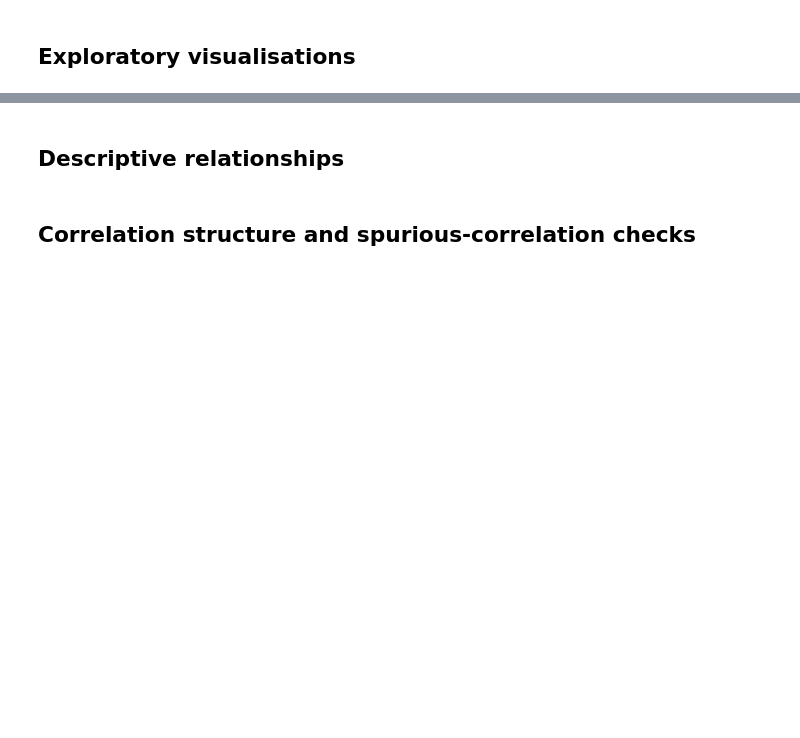
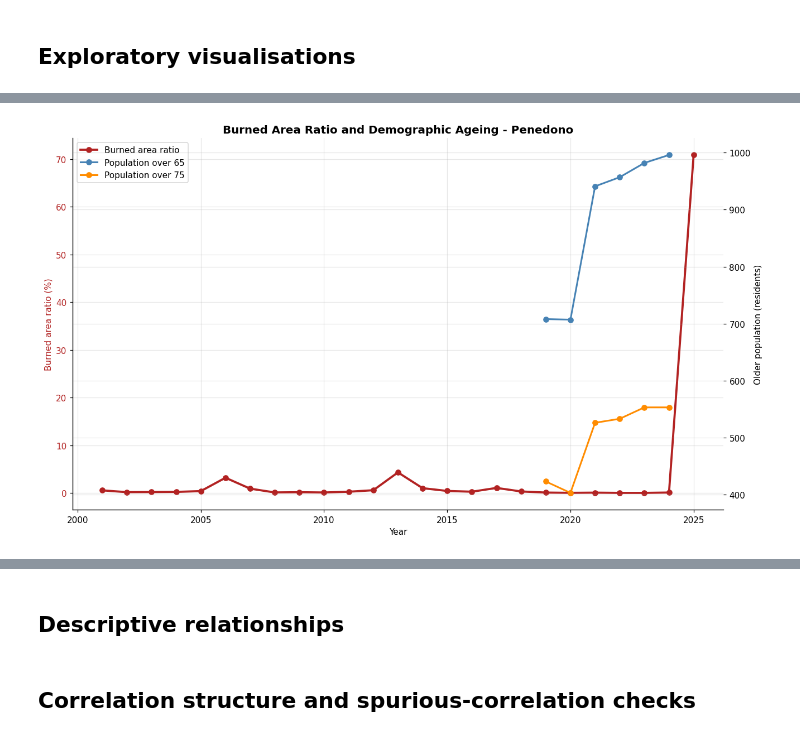
Before and after one commit to rogerjeasy/sustainability-analytics, a Jupyter notebook: notebooks/03_statistical_analysis.ipynb, the cells around one changed output, grey strips where cells are left out. Saved outputs shown, nothing was run; the diff lists cells and outputs as text; code cells hidden in the pictures; blank space fills up the shorter version.

Commit message:
adding analysis of burned area ratio

```diff
--- a/notebooks/03_statistical_analysis.ipynb
+++ b/notebooks/03_statistical_analysis.ipynb
@@ -45,6 +45,7 @@ wildfires_io = importlib.reload(wildfires_io)
 load_icnf = wildfires_io.load_icnf
 load_ine_population_age_all = wildfires_io.load_ine_population_age_all
 load_ine_population_all = wildfires_io.load_ine_population_all
+load_municipality_dimensions = wildfires_io.load_municipality_dimensions
 load_panel = wildfires_io.load_panel
 from wildfires.features import add_lags, cause_shares, log1p_safe
 # %% [markdown]
@@ -92,0 +84,3 @@ wildfire_data
+# %%
+municipality_dimensions = load_municipality_dimensions()
+municipality_dimensions
@@ -341,0 +293,49 @@ plt.show()
+# %%
+penedono_ratio = burned_area_ratio.loc[
+    burned_area_ratio["municipality"].eq("Penedono"),
+    ["year", "burned_area_ratio_pct", "population_over_65", "population_over_75"],
+].sort_values("year")
+
+fig, ax1 = plt.subplots(figsize=(12, 7))
+
+ax1.plot(
+    penedono_ratio["year"],
+    penedono_ratio["burned_area_ratio_pct"],
+    color="firebrick",
+    marker="o",
+    linewidth=2.5,
+    label="Burned area ratio",
+)
+ax1.set_xlabel("Year")
+ax1.set_ylabel("Burned area ratio (%)", color="firebrick")
+ax1.tick_params(axis="y", labelcolor="firebrick")
+ax1.grid(True, alpha=0.3)
+
+ax2 = ax1.twinx()
+ax2.plot(
+    penedono_ratio["year"],
+    penedono_ratio["population_over_65"],
+    color="steelblue",
+    marker="o",
+    linewidth=2,
+    label="Population over 65",
+)
+ax2.plot(
+    penedono_ratio["year"],
+    penedono_ratio["population_over_75"],
+    color="darkorange",
+    marker="o",
+    linewidth=2,
+    label="Population over 75",
+)
+ax2.set_ylabel("Older population (residents)")
+
+lines1, labels1 = ax1.get_legend_handles_labels()
+lines2, labels2 = ax2.get_legend_handles_labels()
+ax1.legend(lines1 + lines2, labels1 + labels2, loc="upper left")
+
+ax1.set_title("Burned Area Ratio and Demographic Ageing - Penedono")
+fig.tight_layout()
+plt.show()
+# %% [output]
+[figure, added]
```
Also changed, not shown: parts of 27 cells of this notebook, 2 other files.
